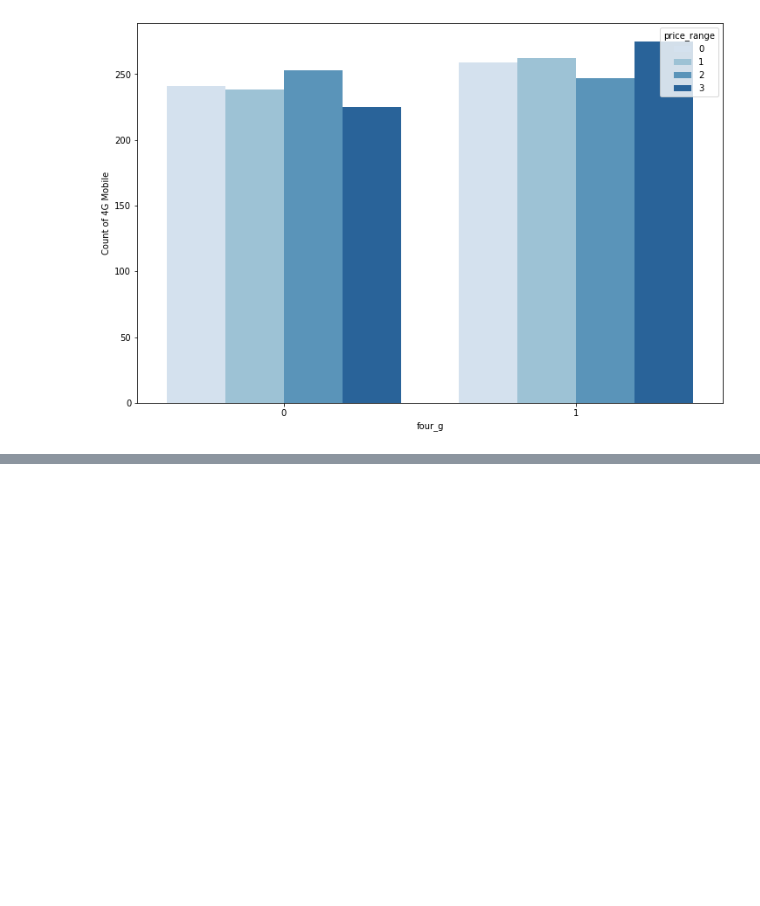
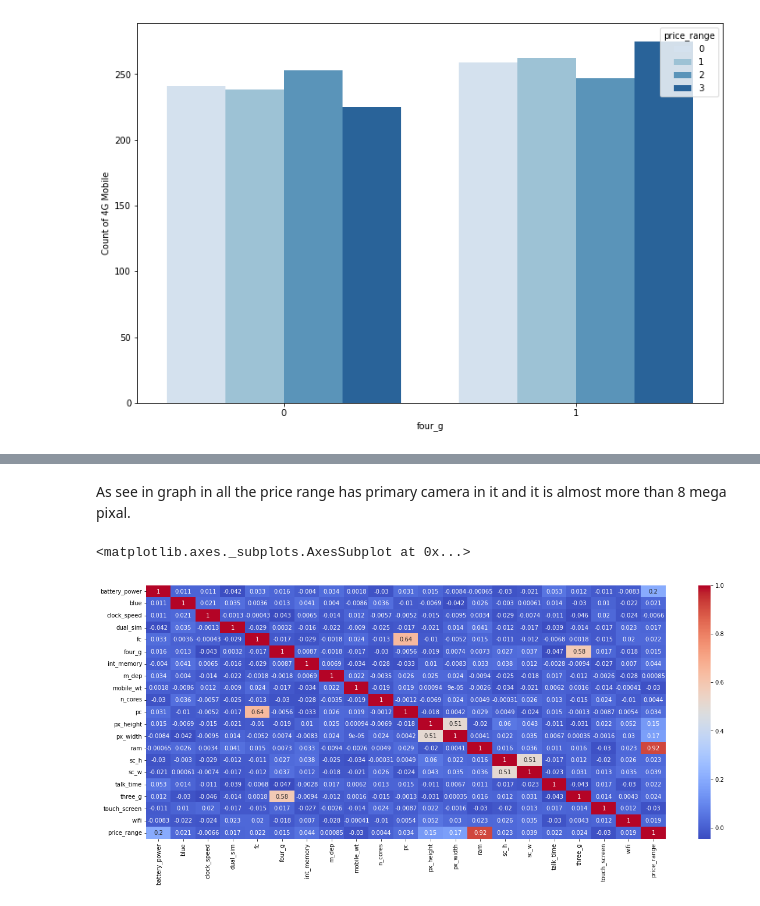
Before and after one commit to milanajudiya/Mobile_Price_Range_Prediction, a Jupyter notebook: Mobile_Price_Range_Prediction.ipynb, the cells around one changed output, grey strips where cells are left out. Cells and saved outputs as stored; diff of their text form; code cells hidden in the pictures; blank space fills up the shorter version.

```diff
--- a/Mobile_Price_Range_Prediction.ipynb
+++ b/Mobile_Price_Range_Prediction.ipynb
@@ -216,0 +332,11 @@ Text(0, 0.5, 'Count of 4G Mobile')
+# %% [markdown]
+As see in graph in all the price range has primary camera in it and it is almost more than 8 mega pixal.
+# %%
+# correlation of dataset features
+
+plt.figure(figsize=(20,8))
+correlation= df_mobile.corr()
+sns.heatmap(correlation,annot=True,cmap="coolwarm")
+# %% [output]
+<matplotlib.axes._subplots.AxesSubplot at 0x...>
+[figure, added]
```
Also changed, not shown: parts of 35 cells of this notebook.
